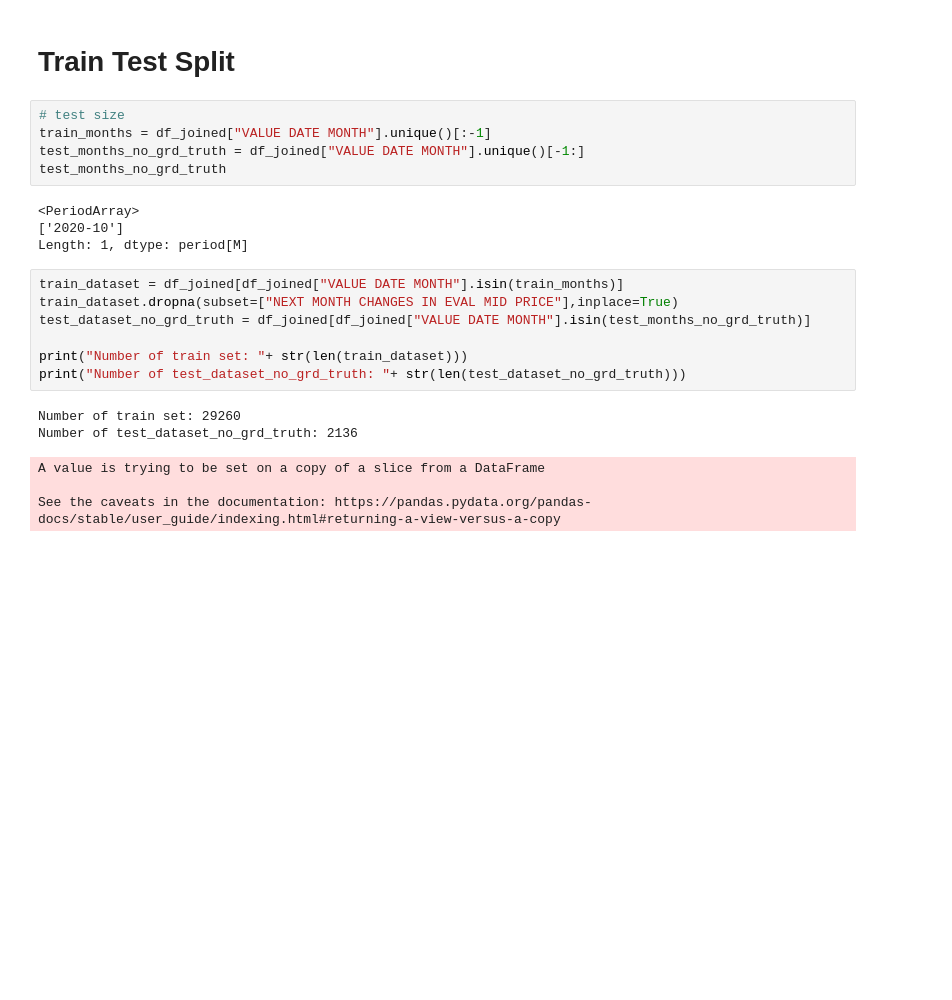
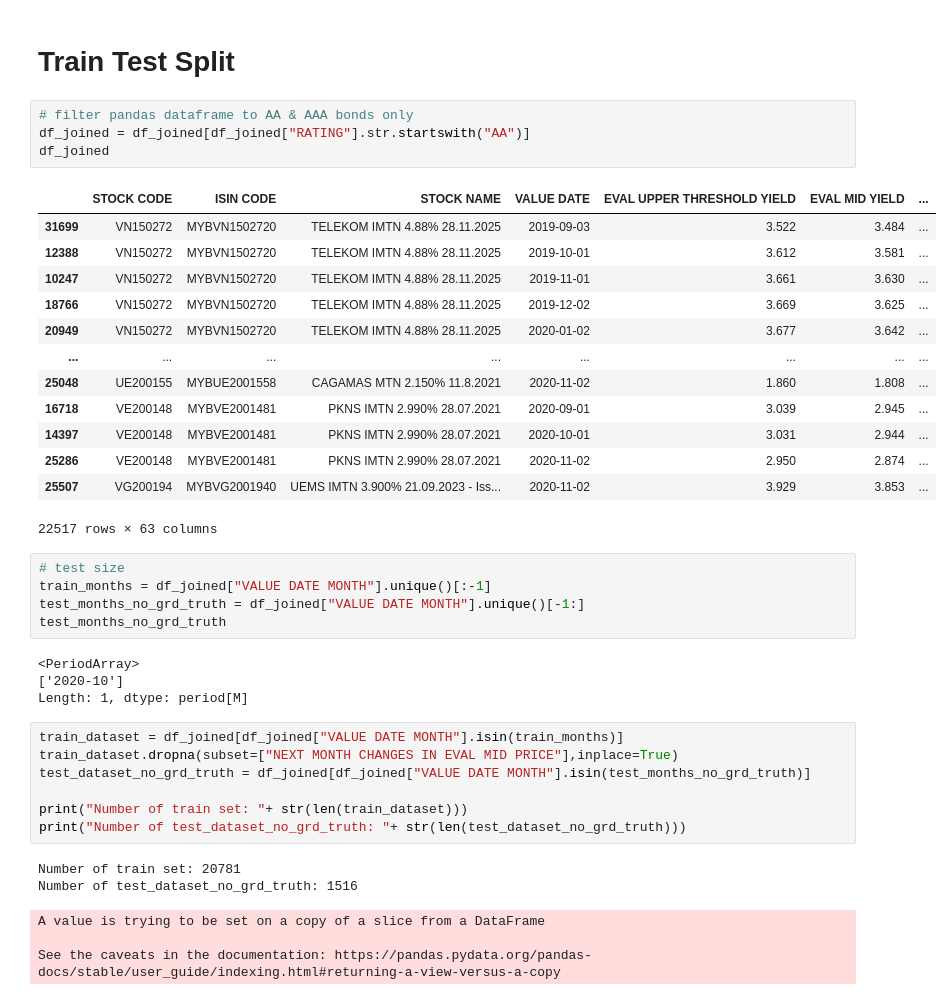
Before and after one commit to Shuhxian/bond-price-forecasting, a Jupyter notebook: bond_price_forcasting.ipynb, the cells around one changed output. Cells and saved outputs as stored; diff of their text form; blank space fills up the shorter version.

Commit message:
Added keep AAA & AA rating bonds only

```diff
--- a/bond_price_forcasting.ipynb
+++ b/bond_price_forcasting.ipynb
@@ -518,6 +518,24 @@ EXPECTED MATURITY DATE                   29331
 dtype: int64
 # %% [markdown]
 # Train Test Split
+# %%
+# filter pandas dataframe to AA & AAA bonds only
+df_joined = df_joined[df_joined["RATING"].str.startswith("AA")]
+df_joined
+# %% [output]
+|  | STOCK CODE | ISIN CODE | STOCK NAME | VALUE DATE | EVAL UPPER THRESHOLD YIELD | EVAL MID YIELD | ... |
+| 31699 | VN150272 | MYBVN1502720 | TELEKOM IMTN 4.88% 28.11.2025 | 2019-09-03 | 3.522 | 3.484 | ... |
+| 12388 | VN150272 | MYBVN1502720 | TELEKOM IMTN 4.88% 28.11.2025 | 2019-10-01 | 3.612 | 3.581 | ... |
+| 10247 | VN150272 | MYBVN1502720 | TELEKOM IMTN 4.88% 28.11.2025 | 2019-11-01 | 3.661 | 3.630 | ... |
+| 18766 | VN150272 | MYBVN1502720 | TELEKOM IMTN 4.88% 28.11.2025 | 2019-12-02 | 3.669 | 3.625 | ... |
+| 20949 | VN150272 | MYBVN1502720 | TELEKOM IMTN 4.88% 28.11.2025 | 2020-01-02 | 3.677 | 3.642 | ... |
+| ... | ... | ... | ... | ... | ... | ... | ... |
+| 25048 | UE200155 | MYBUE2001558 | CAGAMAS MTN 2.150% 11.8.2021 | 2020-11-02 | 1.860 | 1.808 | ... |
+| 16718 | VE200148 | MYBVE2001481 | PKNS IMTN 2.990% 28.07.2021 | 2020-09-01 | 3.039 | 2.945 | ... |
+| 14397 | VE200148 | MYBVE2001481 | PKNS IMTN 2.990% 28.07.2021 | 2020-10-01 | 3.031 | 2.944 | ... |
+| 25286 | VE200148 | MYBVE2001481 | PKNS IMTN 2.990% 28.07.2021 | 2020-11-02 | 2.950 | 2.874 | ... |
+| 25507 | VG200194 | MYBVG2001940 | UEMS IMTN 3.900% 21.09.2023 - Iss... | 2020-11-02 | 3.929 | 3.853 | ... |
+22517 rows × 63 columns
 # %%
 # test size
 train_months = df_joined["VALUE DATE MONTH"].unique()[:-1]
@@ -535,8 +553,8 @@ test_dataset_no_grd_truth = df_joined[df_joined["VALUE DATE MONTH"].isin(test_mo
 print("Number of train set: "+ str(len(train_dataset)))
 print("Number of test_dataset_no_grd_truth: "+ str(len(test_dataset_no_grd_truth)))
 # %% [output]
-Number of train set: 29260
-Number of test_dataset_no_grd_truth: 2136
+Number of train set: 20781
+Number of test_dataset_no_grd_truth: 1516
 A value is trying to be set on a copy of a slice from a DataFrame
 
 See the caveats in the documentation: https://pandas.pydata.org/pandas-docs/stable/user_guide/indexing.html#returning-a-view-versus-a-copy
```
Also changed, not shown: parts of 4 cells of this notebook.
